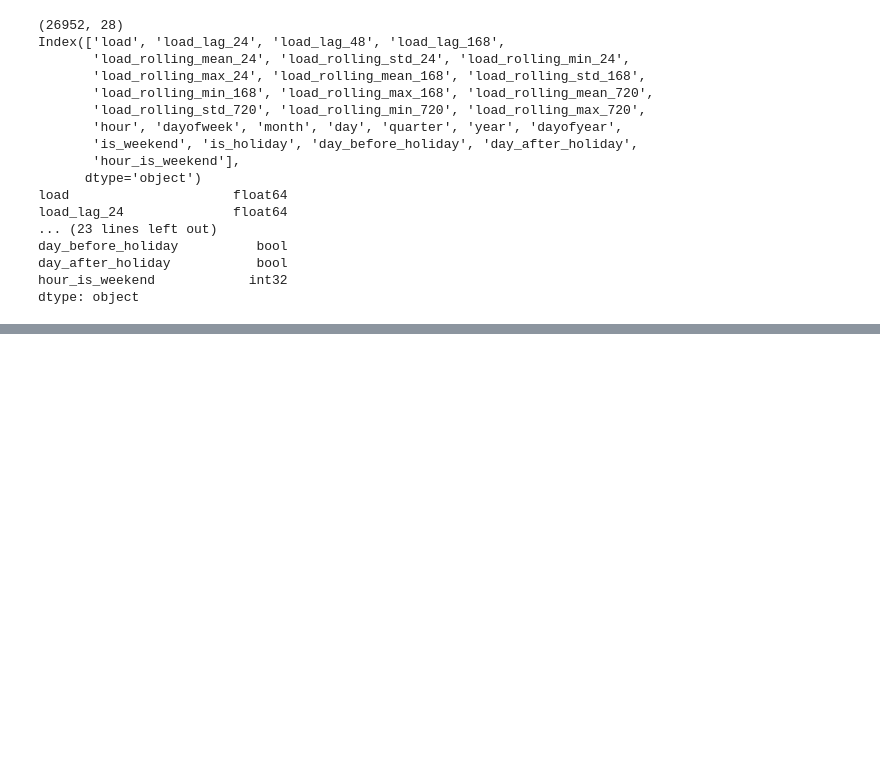
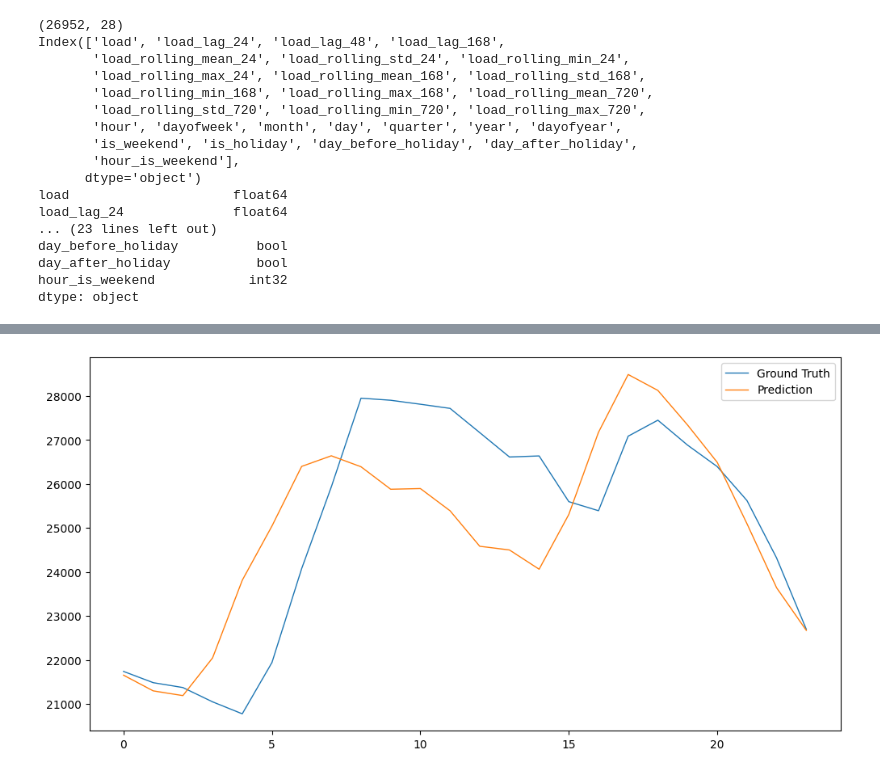
Before and after one commit to joypauls/forecastiso, a Jupyter notebook: notebooks/dev.ipynb, the cells around one changed output, grey strips where cells are left out. Saved outputs shown, nothing was run; the diff lists cells and outputs as text; code cells hidden in the pictures; blank space fills up the shorter version.

```diff
--- a/notebooks/dev.ipynb
+++ b/notebooks/dev.ipynb
@@ -124,0 +128,12 @@ plt.show()
+# %%
+forecaster = GradientBoostingForecaster(
+    feature_cols=["load_lag_24", "load_lag_48", "load_lag_168",
+                 "load_rolling_mean_24", "load_rolling_min_24", "load_rolling_max_24", "load_rolling_std_24",
+                 "load_rolling_mean_168", "load_rolling_min_168", "load_rolling_max_168", "load_rolling_std_168",
+                 "load_rolling_mean_720", "load_rolling_min_720", "load_rolling_max_720", "load_rolling_std_720",
+                 "hour", "month", "dayofweek", "is_holiday", "day_before_holiday", "is_weekend", "day", "quarter", "hour_is_weekend"],
+    target_col="load",
+)
+
+forecaster.fit(features_df)
+prediction = forecaster.predict(horizon=24)
@@ -124,0 +160,8 @@ plt.show()
+# %%
+plt.figure(figsize=(12, 6))
+plt.plot(ground_truth, label="Ground Truth", linewidth=1)
+plt.plot(prediction, label="Prediction", linewidth=1)
+plt.legend()
+plt.show()
+# %% [output]
+[figure, added]
```
Also changed, not shown: parts of 6 cells of this notebook, 4 other files.
